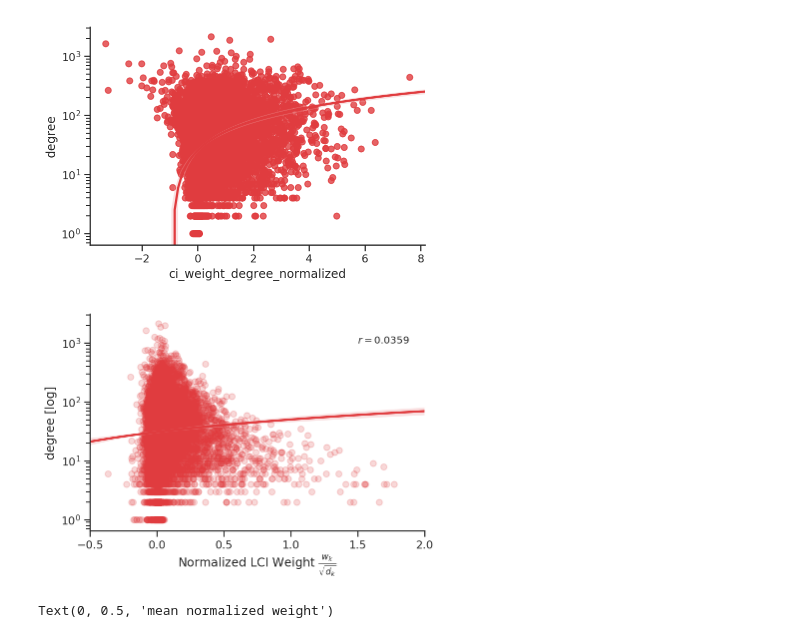
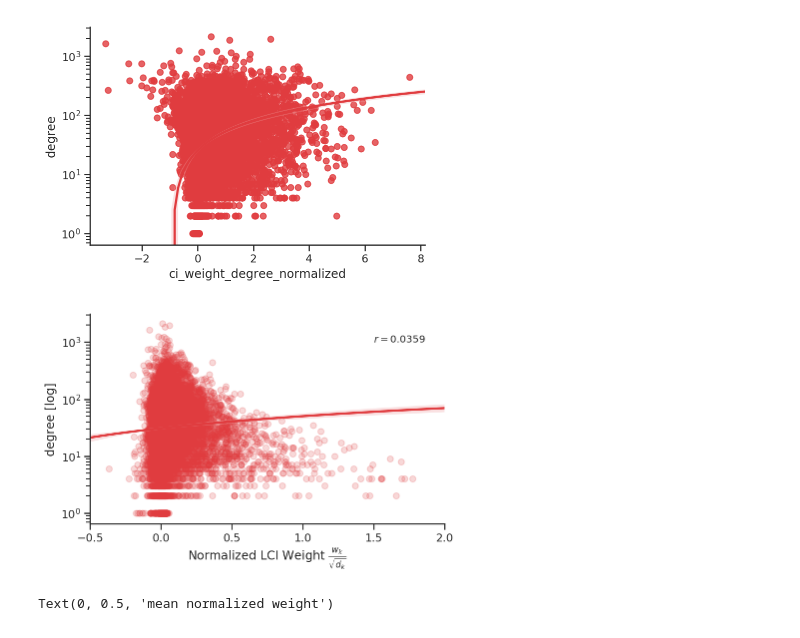
Before and after one commit to seyuboglu/milieu, a Jupyter notebook: experiments/lci_analysis/lci_analysis.ipynb, the cells around one changed output. Cells and saved outputs as stored; diff of their text form; code cells hidden in the pictures.

```diff
--- a/experiments/lci_analysis/lci_analysis.ipynb
+++ b/experiments/lci_analysis/lci_analysis.ipynb
@@ -133,16 +136,17 @@ sns.despine()
 # %%
 sns.regplot(ci_weights / (np.sqrt(degrees)), degrees, scatter_kws={"alpha": 0.2})
 r = pearsonr(ci_weights / np.sqrt(degrees), degrees)[0]
 plt.text(1.5, 1000, rf'$r = {round(r, 4)}$')
 plt.yscale('log')
 plt.ylabel("degree [log]")
 plt.xscale('linear')
 plt.xlim([-1/2, 2])
 plt.xlabel(r"Normalized LCI Weight $\frac{w_k}{\sqrt{d_k}}$")
 sns.despine()
+plt.tight_layout()
 plt.savefig('experiments/lci_analysis/degree/deg_v_weight.pdf')
 # %% [output]
-[figure, old version]
+[figure, new version]
 # %%
 degree_df = pd.DataFrame({"degree": degrees,
                           "ci_weight": ci_weights})
```
Also changed, not shown: parts of 3 cells of this notebook, 21 other files.
